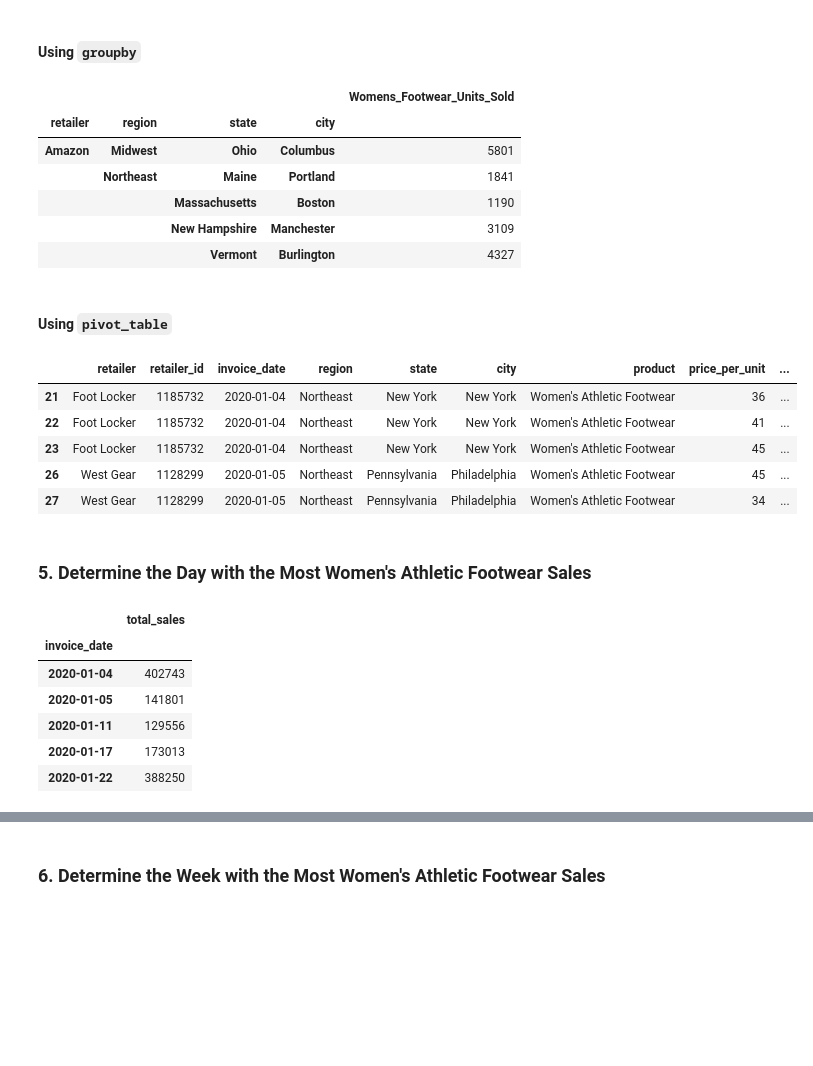
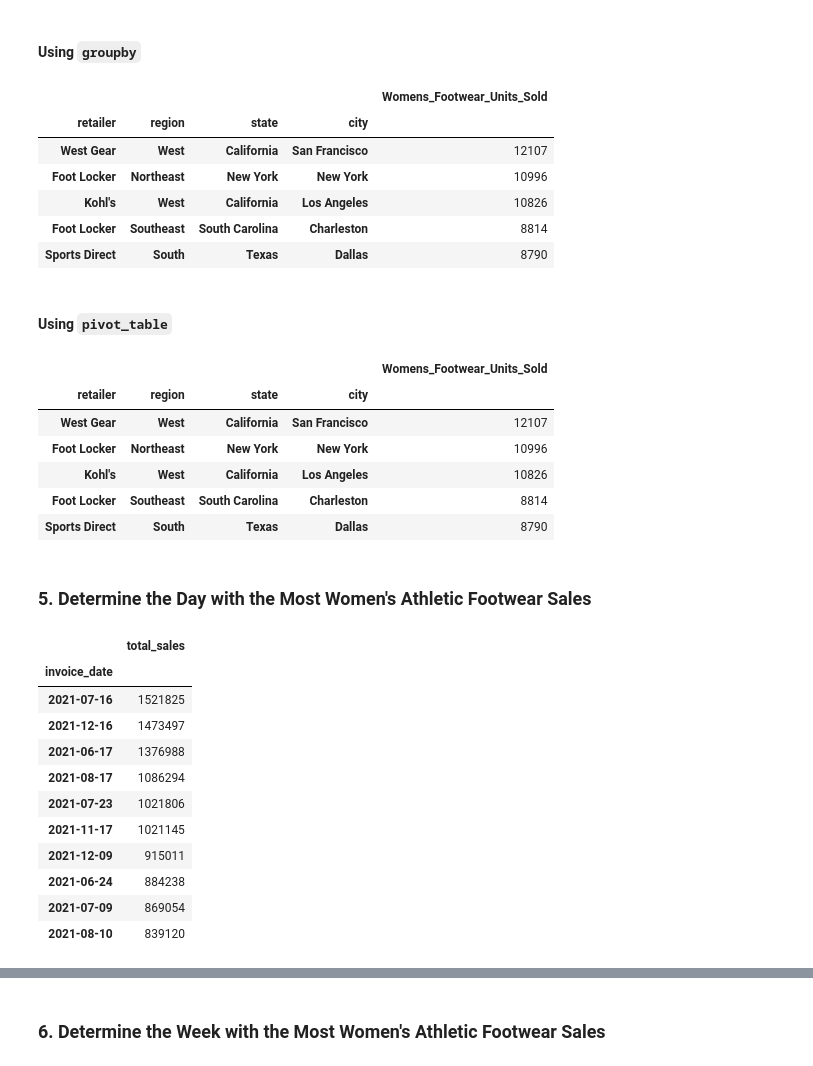
Before and after one commit to abhand321/athletic_sales_analysis, a Jupyter notebook: M5_Starter_Code/athletic_sales_analysis_starter_code.ipynb, the cells around one changed output, grey strips where cells are left out. Drawn from its saved outputs; the diff is of its cells as text; code cells hidden in the pictures; blank space fills up the shorter version.

```diff
--- a/M5_Starter_Code/athletic_sales_analysis_starter_code.ipynb
+++ b/M5_Starter_Code/athletic_sales_analysis_starter_code.ipynb
@@ -330,35 +331,36 @@ womens_athletic_footwear
 units_sold=womens_athletic_footwear.groupby(['retailer','region','state','city'])['units_sold'].agg(Womens_Footwear_Units_Sold=('sum'))
 
 # Show the top 5 results.
-units_sold.head()
+units_sold.sort_values(by=(['Womens_Footwear_Units_Sold']),ascending=False).head()
 # %% [output]
 |  |  |  |  | Womens_Footwear_Units_Sold |
 | retailer | region | state | city |  |
-| Amazon | Midwest | Ohio | Columbus | 5801 |
-|  | Northeast | Maine | Portland | 1841 |
-|  |  | Massachusetts | Boston | 1190 |
-|  |  | New Hampshire | Manchester | 3109 |
-|  |  | Vermont | Burlington | 4327 |
+| West Gear | West | California | San Francisco | 12107 |
+| Foot Locker | Northeast | New York | New York | 10996 |
+| Kohl's | West | California | Los Angeles | 10826 |
+| Foot Locker | Southeast | South Carolina | Charleston | 8814 |
+| Sports Direct | South | Texas | Dallas | 8790 |
 # %% [markdown]
 #### Using `pivot_table`
 # %%
 # Show the total number of women's athletic footwear sold for each retailer, region, state, and city.
 units_sold=pd.pivot_table(womens_athletic_footwear,
                                    index=['retailer','region','state','city'],
                                     values='units_sold',
                                     aggfunc='sum')
 
 # Rename the "units_sold" column to "Womens_Footwear_Units_Sold"
-units_sold=womens_athletic_footwear.rename(columns={'units_sold':'Womens_Footwear_Units_Sold'})
+units_sold=units_sold.rename(columns={'units_sold':'Womens_Footwear_Units_Sold'})
 # Show the top 5 results.
-units_sold.head()
+units_sold.sort_values(by=(['Womens_Footwear_Units_Sold']),ascending=False).head()
 # %% [output]
-|  | retailer | retailer_id | invoice_date | region | state | city | product | price_per_unit | ... |
-| 21 | Foot Locker | 1185732 | 2020-01-04 | Northeast | New York | New York | Women's Athletic Footwear | 36 | ... |
-| 22 | Foot Locker | 1185732 | 2020-01-04 | Northeast | New York | New York | Women's Athletic Footwear | 41 | ... |
-| 23 | Foot Locker | 1185732 | 2020-01-04 | Northeast | New York | New York | Women's Athletic Footwear | 45 | ... |
-| 26 | West Gear | 1128299 | 2020-01-05 | Northeast | Pennsylvania | Philadelphia | Women's Athletic Footwear | 45 | ... |
-| 27 | West Gear | 1128299 | 2020-01-05 | Northeast | Pennsylvania | Philadelphia | Women's Athletic Footwear | 34 | ... |
+|  |  |  |  | Womens_Footwear_Units_Sold |
+| retailer | region | state | city |  |
+| West Gear | West | California | San Francisco | 12107 |
+| Foot Locker | Northeast | New York | New York | 10996 |
+| Kohl's | West | California | Los Angeles | 10826 |
+| Foot Locker | Southeast | South Carolina | Charleston | 8814 |
+| Sports Direct | South | Texas | Dallas | 8790 |
 # %% [markdown]
 ### 5. Determine the Day with the Most Women's Athletic Footwear Sales
 # %%
@@ -372,15 +374,20 @@ total_sales=pd.pivot_table(womens_athletic_footwear,
 
 
 # Show the table.
-total_sales.head()
+total_sales.sort_values(by=(['total_sales']),ascending=False).head(10)
 # %% [output]
 |  | total_sales |
 | invoice_date |  |
-| 2020-01-04 | 402743 |
-| 2020-01-05 | 141801 |
-| 2020-01-11 | 129556 |
-| 2020-01-17 | 173013 |
-| 2020-01-22 | 388250 |
+| 2021-07-16 | 1521825 |
+| 2021-12-16 | 1473497 |
+| 2021-06-17 | 1376988 |
+| 2021-08-17 | 1086294 |
+| 2021-07-23 | 1021806 |
+| 2021-11-17 | 1021145 |
+| 2021-12-09 | 915011 |
+| 2021-06-24 | 884238 |
+| 2021-07-09 | 869054 |
+| 2021-08-10 | 839120 |
 # %%
 # Resample the pivot table into daily bins, and get the total sales for each day.
 
```
Also changed, not shown: parts of 8 cells of this notebook.
